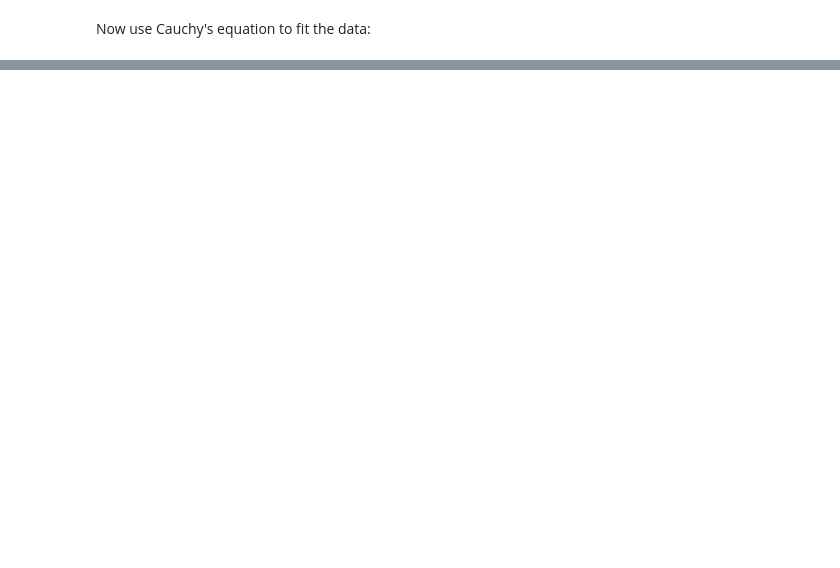
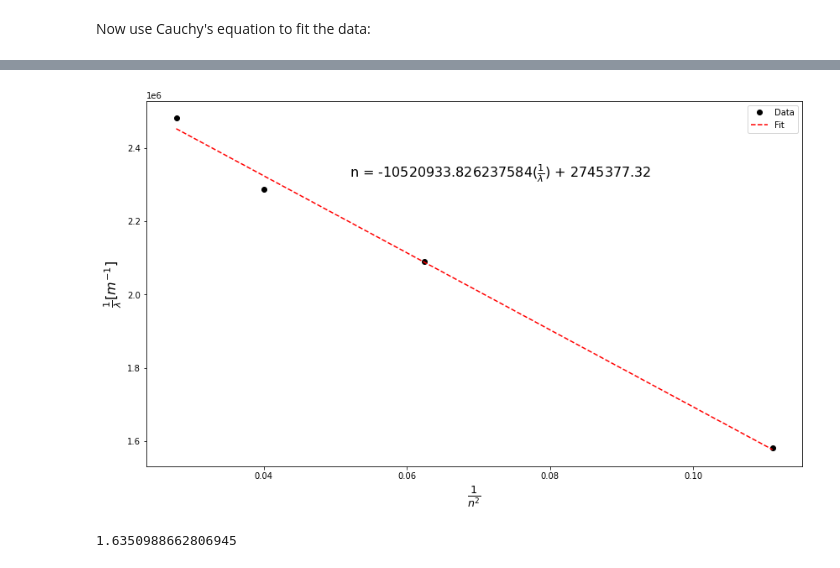
Before and after one commit to wbroem/Phys224, a Jupyter notebook: Lab_Analyses.ipynb, the cells around one changed output, grey strips where cells are left out. Cells and saved outputs as stored; diff of their text form; code cells hidden in the pictures; blank space fills up the shorter version.

```diff
--- a/Lab_Analyses.ipynb
+++ b/Lab_Analyses.ipynb
@@ -435,0 +459,9 @@ C2 = 7.723900918342247e-15 [m^2]
+# %%
+green_wavelength = 546.1 * 10**-9 # [m]
+d = 1 * green_wavelength / np.sin(theta_avg[2]) # [m]
+
+wavelengths = (d * np.sin(theta_avg)) / m
+
+table1 = pd.DataFrame({'m': m, 'color': color, '$$\theta_{R}$$': theta_R, '$$\theta_{L}$$': theta_L,
+                       r'$$\theta_{avg}$$': theta_avg, '$\lambda$ [m]': wavelengths})
+table1 # all angles in radians
@@ -435,0 +478,14 @@ C2 = 7.723900918342247e-15 [m^2]
+# %%
+# Hydrogen
+m = np.array([1,1,1,1])
+color = np.array(['purple', 'blue', 'teal', 'red'])
+theta_R = np.array([14.5, 16, 17.5, 23.5]) * np.pi/180
+theta_L = np.array([14, 15, 16.5, 22]) * np.pi/180
+theta_avg = (theta_R + theta_L) / 2
+wavelengths = (d * np.sin(theta_avg)) / m
+n_i = np.array([6.0,5.0,4.0,3.0])
+n_f = 2
+R = (wavelengths**-1) / ((1/n_f**2) - (1/n_i**2)) # [m^-1]
+table2 = pd.DataFrame({'m': m, 'color': color, '$$\theta_{R}$$': theta_R, '$$\theta_{L}$$': theta_L,
+                       r'$$\theta_{avg}$$': theta_avg, '$\lambda$ [m]': wavelengths, 'n': n_i, 'R': R})
+table2
@@ -435,0 +498,29 @@ C2 = 7.723900918342247e-15 [m^2]
+# %%
+plt.figure(figsize = [14,8])
+plt.plot((n_i**-2), (wavelengths**-1), 'k.', markersize = 12, label = 'Data')
+
+# linear fit
+def model(x,m,b):
+    y = m*x+b
+    return y
+fit = curve_fit(f = model ,xdata = (n_i**-2), ydata = (wavelengths**-1))
+y = fit[0][0] * (n_i**-2) + fit[0][1]
+plt.plot((n_i**-2),y, 'r--', label = 'Fit')
+
+plt.legend()
+plt.ylabel(r'$\frac{1}{\lambda} [m^{-1}]$', fontsize = 16)
+plt.xlabel(r'$\frac{1}{n^{2}}$', fontsize = 18)
+plt.annotate(f'n = {fit[0][0]}' + r'($\frac{1}{\lambda}$)' + f' + {np.round(fit[0][1],2)}',
+             xy = [0.3,0.7], xycoords = 'figure fraction', fontsize = 16)
+
+y_intercept = fit[0][1]
+slope = fit[0][0]
+# %% [output]
+[figure, added]
+# %%
+R_avg = np.mean(R)
+R_true = 1.097 * 10**7
+percent_error = (np.abs(R_avg - R_true) / R_true) * 100
+percent_error
+# %% [output]
+1.6350988662806945
```
Also changed, not shown: parts of 9 cells of this notebook.
